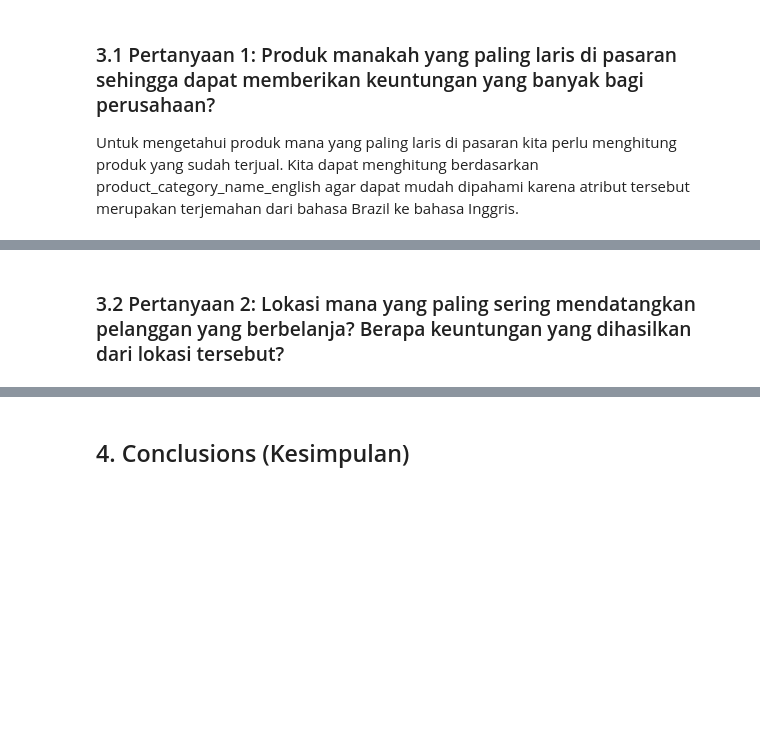
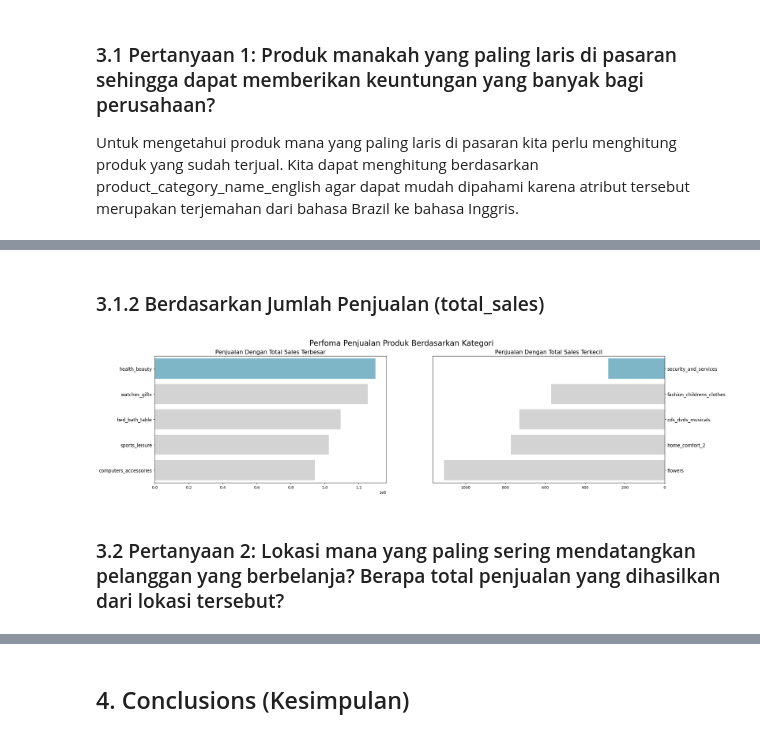
Before and after one commit to andifirman/Brazillian-E-Commerce-Dataset-Analysis, a Jupyter notebook: 2024-10-4_Final Project_E-Commerce Analysis.ipynb, the cells around one changed output, grey strips where cells are left out. Cells and saved outputs as stored; diff of their text form; code cells hidden in the pictures; blank space fills up the shorter version.

```diff
--- a/2024-10-4_Final Project_E-Commerce Analysis.ipynb
+++ b/2024-10-4_Final Project_E-Commerce Analysis.ipynb
@@ -1304,2 +1310,29 @@ plt.show()
+# %% [markdown]
+### 3.1.2 Berdasarkan Jumlah Penjualan (total_sales)
+# %%
+fig, ax = plt.subplots(nrows=1, ncols=2, figsize=(24,6))
+
+colors = ["#72BCD4", "#D3D3D3", "#D3D3D3", "#D3D3D3", "#D3D3D3"]
+
+sns.barplot(x="total_sales", y="product_category_name_english", data=sum_order_items_df.sort_values(by="total_sales", ascending=False).head(5), palette=colors, ax=ax[0])
+ax[0].set_ylabel(None)
+ax[0].set_xlabel(None)
+ax[0].set_title("Penjualan Dengan Total Sales Terbesar", loc="center", fontsize=15)
+ax[0].tick_params(axis='y', labelsize=12)
+
+sns.barplot(x="total_sales", y="product_category_name_english", data=sum_order_items_df.sort_values(by="total_sales", ascending=True).head(5), palette=colors, ax=ax[1])
+ax[1].set_ylabel(None)
+ax[1].set_xlabel(None)
+ax[1].invert_xaxis()
+ax[1].yaxis.set_label_position("right")
+ax[1].yaxis.tick_right()
+ax[1].set_title("Penjualan Dengan Total Sales Terkecil", loc="center", fontsize=15)
+ax[1].tick_params(axis='y', labelsize=12)
+
+
+plt.suptitle("Perfoma Penjualan Produk Berdasarkan Kategori", fontsize=20)
+plt.show()
+# %% [output]
+[figure, added]
 # %% [markdown]
-### 3.2 Pertanyaan 2: Lokasi mana yang paling sering mendatangkan pelanggan yang berbelanja? Berapa keuntungan yang dihasilkan dari lokasi tersebut?
+### 3.2 Pertanyaan 2: Lokasi mana yang paling sering mendatangkan pelanggan yang berbelanja? Berapa total penjualan yang dihasilkan dari lokasi tersebut?
```
Also changed, not shown: parts of 11 cells of this notebook.
